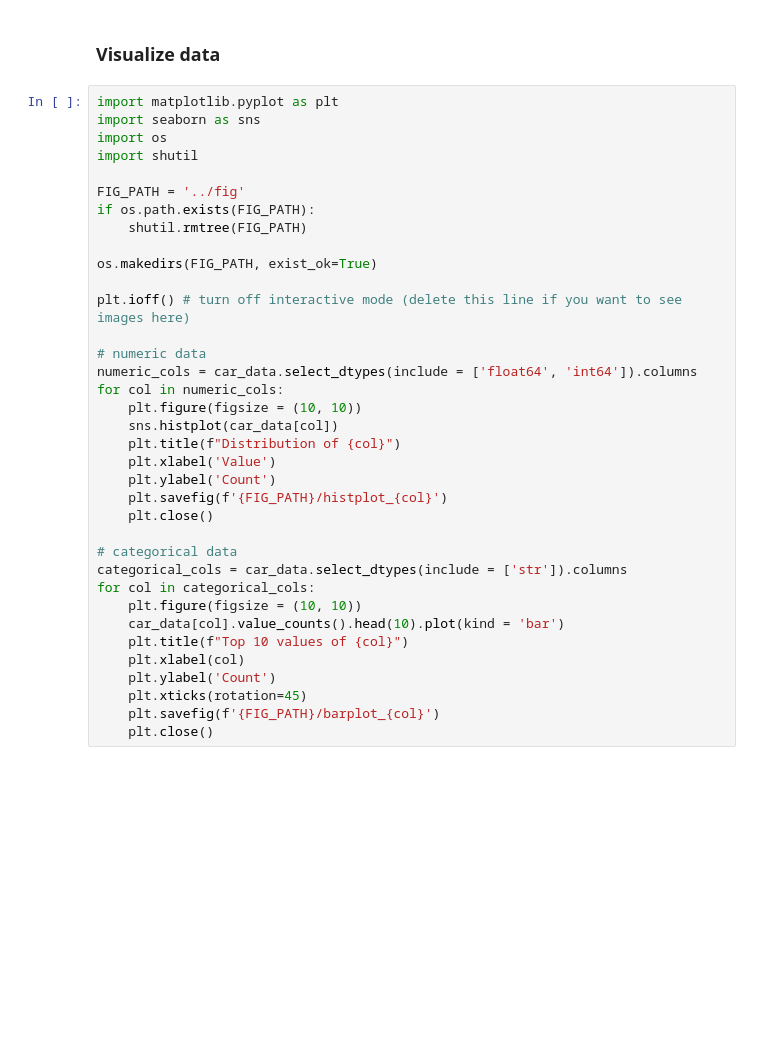
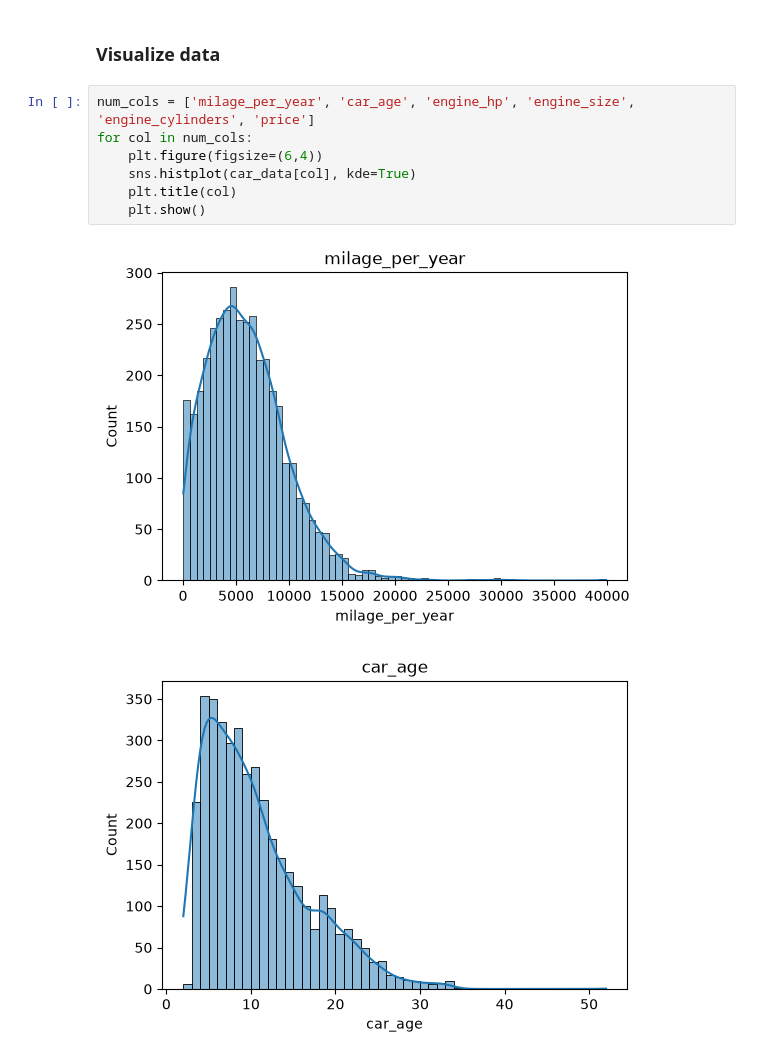
Before and after one commit to novafluz/used-car-price-prediction, a Jupyter notebook: notebooks/exploration.ipynb, the cells around one changed output. Saved outputs shown, nothing was run; the diff lists cells and outputs as text; blank space fills up the shorter version.

Commit message:
refactor src files to conform SRP and fix EDA for better visualizations

```diff
--- a/notebooks/exploration.ipynb
+++ b/notebooks/exploration.ipynb
@@ -49,38 +121,12 @@ dtype: int64
 # %% [markdown]
 ### Visualize data
-# %%
-import matplotlib.pyplot as plt
-import seaborn as sns
-import os
-import shutil
-
-FIG_PATH = '../fig'
-if os.path.exists(FIG_PATH):
-    shutil.rmtree(FIG_PATH)
-
-os.makedirs(FIG_PATH, exist_ok=True)
-
-plt.ioff() # turn off interactive mode (delete this line if you want to see images here)
-
-# numeric data
-numeric_cols = car_data.select_dtypes(include = ['float64', 'int64']).columns
-for col in numeric_cols:
-    plt.figure(figsize = (10, 10))
-    sns.histplot(car_data[col])
-    plt.title(f"Distribution of {col}")
-    plt.xlabel('Value')
-    plt.ylabel('Count')
-    plt.savefig(f'{FIG_PATH}/histplot_{col}')
-    plt.close()
-
-# categorical data
-categorical_cols = car_data.select_dtypes(include = ['str']).columns
-for col in categorical_cols:
-    plt.figure(figsize = (10, 10))
-    car_data[col].value_counts().head(10).plot(kind = 'bar')
-    plt.title(f"Top 10 values of {col}")
-    plt.xlabel(col)
-    plt.ylabel('Count')
-    plt.xticks(rotation=45)
-    plt.savefig(f'{FIG_PATH}/barplot_{col}')
-    plt.close()
+# %%
+num_cols = ['milage_per_year', 'car_age', 'engine_hp', 'engine_size', 'engine_cylinders', 'price']
+for col in num_cols:
+    plt.figure(figsize=(6,4))
+    sns.histplot(car_data[col], kde=True)
+    plt.title(col)
+    plt.show()
+# %% [output]
+[figure, added]
+[figure, added]
```
Also changed, not shown: parts of 16 cells of this notebook, 19 other files.
